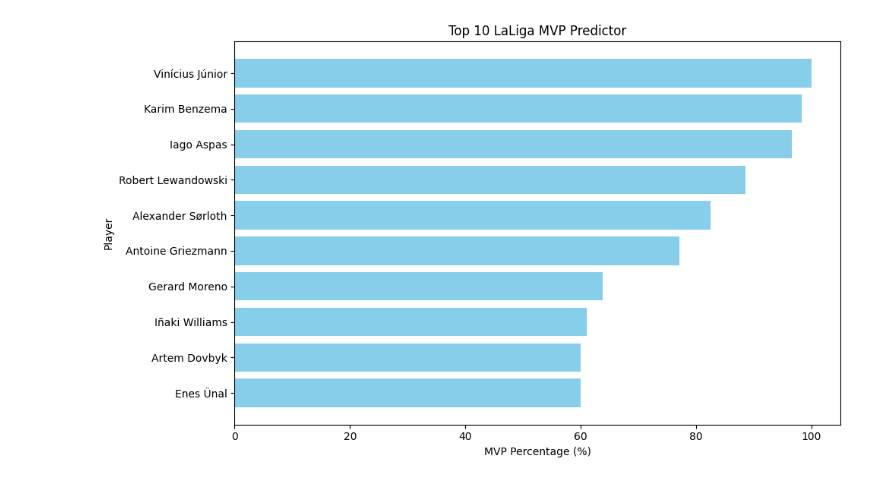
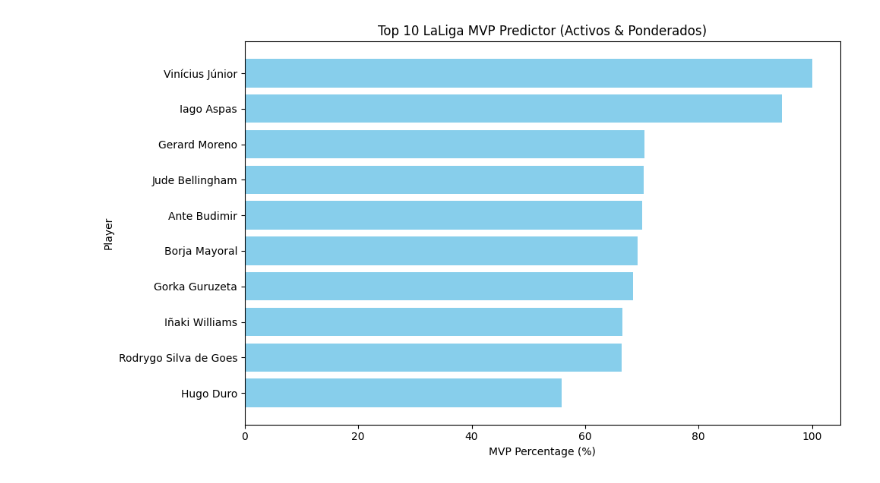
Before and after one commit to jorgefdeez/laliga_mvp_predictor, a Jupyter notebook: machine_learning/machine_learning.ipynb, the cells around one changed output. Drawn from its saved outputs; the diff is of its cells as text; code cells hidden in the pictures.

Commit message:
bug solucionado, solo apareceran en el top los jugadores que jueguen actualmente en la liga española y ponderación de temporadas añadida  en el modelo MVP

```diff
--- a/machine_learning/machine_learning.ipynb
+++ b/machine_learning/machine_learning.ipynb
@@ -4,7 +4,21 @@ import pandas as pd
 import matplotlib.pyplot as plt
 
 BASE_DIR = Path.cwd().parent if Path.cwd().name == "machine_learning" else Path.cwd()
-PROCESSED_DIR = BASE_DIR / "web_scraping" / "processed"
+RAW_DIR = BASE_DIR / "web_scraping" / "raw"
+ML_DIR = BASE_DIR / "machine_learning"
 WEB_DIR = BASE_DIR / "web"
 
-data = pd.read_csv(PROCESSED_DIR / "datos_limpios.csv")
+season_weights = {
+    "s2425-laliga-players.csv": 0.4,
+    "s2324-laliga-players.csv": 0.3,
+    "s2223-laliga-players.csv": 0.2,
+    "s2122-laliga-players.csv": 0.1
+}
+
+try:
+    df_activos = pd.read_csv(ML_DIR / "jugadores_2627.csv")
+    jugadores_activos = set(df_activos["player_name"].unique())
+    print(f"Total de jugadores activos cargados: {len(jugadores_activos)}")
+except FileNotFoundError:
+    print("Error: No se encontró jugadores_2627.csv.")
+    jugadores_activos = set()
@@ -42,13 +98,12 @@ top10.to_csv(WEB_DIR / "top10_predictions.csv", index=False)
 # %%
-# Generar un grafico de ranking
 plt.figure(figsize=(10, 6))
 plt.barh(top10["player_name"], top10["mvp_percentage"], color="skyblue")
 plt.xlabel("MVP Percentage (%)")
 plt.ylabel("Player")
-plt.title("Top 10 LaLiga MVP Predictor")
+plt.title("Top 10 LaLiga MVP Predictor (Activos & Ponderados)")
 plt.gca().invert_yaxis()
 plt.tight_layout()
 #plt.savefig(WEB_DIR / "mvp_top10_ranking.png")
 plt.show()
 # %% [output]
-[figure, old version]
+[figure, new version]
```
Also changed, not shown: parts of 3 cells of this notebook, 4 other files.
